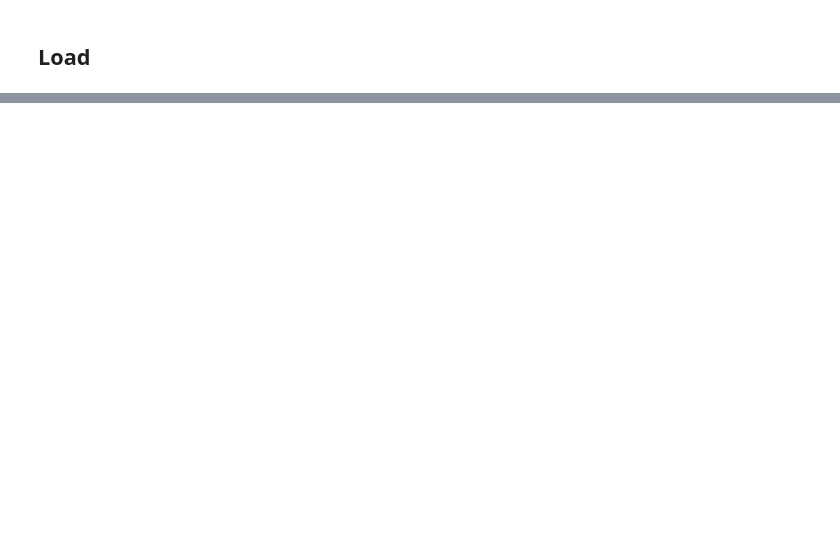
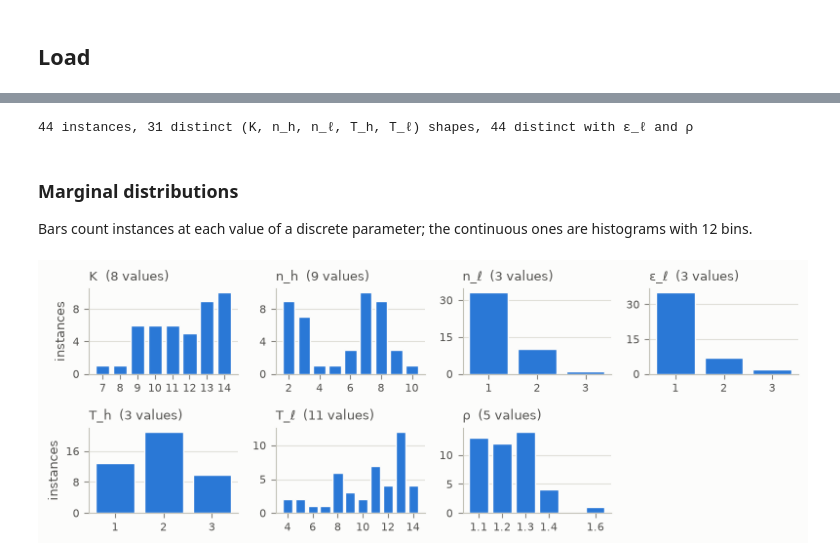
Before and after one commit to nachatjatu/StablePlatformMatching, a Jupyter notebook: notebooks/exp_10_results.ipynb, the cells around one changed output, grey strips where cells are left out. Cells and saved outputs as stored; diff of their text form; code cells hidden in the pictures; blank space fills up the shorter version.

```diff
--- a/notebooks/exp_10_results.ipynb
+++ b/notebooks/exp_10_results.ipynb
@@ -365,18 +74,0 @@ size_rates
-# %%
-fig, ax = plt.subplots(figsize=(5.5, 3))
-sns.stripplot(
-    data=long_df.query("is_hard and strategy in @APPROX"),
-    x="size_bin", y="gap",
-    hue="strategy", hue_order=APPROX, palette=STRATEGY_COLORS,
-    dodge=True, alpha=0.5, size=3, jitter=0.25, ax=ax,
-)
-ax.set_yscale("symlog", linthresh=1e-3)
-ax.yaxis.set_major_formatter(PercentFormatter(xmax=1))
-ax.set_xlabel("Number of farmers")
-ax.set_ylabel("Relative optimality gap (symlog)")
-ax.set_title("Gap by instance size (hard instances only)")
-ax.legend(title=None, frameon=False)
-
-plt.tight_layout()
-plt.savefig(FIG_DIR / "gap_by_size.png", bbox_inches="tight", dpi=300)
-plt.show()
@@ -538,0 +120,57 @@ Every remaining failure has this shape, in two flavors: usually the blocker is c
+# %%
+params = pd.read_csv("../experiments/exp_10/small_window_instances.csv").set_index("instance").sort_index()
+params["L"] = params["K"] - params["n_h"]
+params["M"] = params["T_l"] * params["n_l"] / params["T_h"]
+a = params["n_l"] + params["eps_l"]
+b = params["M"] + a
+disc = b**2 - 4 * params["M"] * params["rho"] * a
+params["eps_h_minus"] = (b - np.sqrt(disc)) / 2
+params["eps_h_plus"] = (b + np.sqrt(disc)) / 2
+params["window_width"] = np.minimum(params["eps_h_plus"], params["L"]) - params["eps_h_minus"]
+
+# primitives first, then what they imply; ρ = σ_h/σ_ℓ, T_h + T_l = n_intermediaries, min_trucks = T_h + 1
+PARAM_LABELS = {
+    "K": "K", "n_h": "n_h", "n_l": "n_ℓ", "eps_l": "ε_ℓ", "T_h": "T_h", "T_l": "T_ℓ", "rho": "ρ",
+    "n_farmers": "farmers", "L": "L = K − n_h", "M": "M", "eps_h_minus": "ε_h⁻", "eps_h_plus": "ε_h⁺",
+    "window_width": "window width", "min_abs_profit_margin": "profit margin",
+}
+DISCRETE = ["K", "n_h", "n_l", "eps_l", "T_h", "T_l", "rho", "L"]
+
+structural = ["K", "n_h", "n_l", "T_h", "T_l"]
+print(f"{len(params)} instances, {params[structural].drop_duplicates().shape[0]} distinct (K, n_h, n_ℓ, T_h, T_ℓ) shapes, "
+      f"{params[structural + ['eps_l', 'rho']].drop_duplicates().shape[0]} distinct with ε_ℓ and ρ")
+# %% [output]
+44 instances, 31 distinct (K, n_h, n_ℓ, T_h, T_ℓ) shapes, 44 distinct with ε_ℓ and ρ
+# %% [markdown]
+### Marginal distributions
+
+Bars count instances at each value of a discrete parameter; the continuous ones are histograms with 12 bins.
+# %%
+cols = ["K", "n_h", "n_l", "eps_l", "T_h", "T_l", "rho"]
+n_cols = 4
+n_rows = int(np.ceil(len(cols) / n_cols))
+fig, axes = plt.subplots(n_rows, n_cols, figsize=(8, 3), squeeze=False)
+for ax, col in zip(axes.flat, cols):
+    s = params[col]
+    if col in DISCRETE:
+        counts = s.value_counts().sort_index()
+        step = np.diff(counts.index).min() if len(counts) > 1 else 1
+        ax.bar(counts.index, counts.values, width=0.8 * step, color=BLUE, edgecolor=SURFACE, linewidth=1)
+        ticks = counts.index[::2] if len(counts) > 8 else counts.index
+        ax.set_xticks(ticks)
+        ax.set_xticklabels([f"{v:g}" for v in ticks])
+    else:
+        ax.hist(s, bins=12, color=BLUE, edgecolor=SURFACE, linewidth=1)
+    ax.set_title(f"{PARAM_LABELS[col]}  ({s.nunique()} values)", loc="left", color=INK_SECONDARY)
+    ax.grid(axis="y")
+    ax.set_axisbelow(True)
+    ax.yaxis.set_major_locator(plt.MaxNLocator(3, integer=True))
+for ax in axes.flat[len(cols):]:
+    ax.set_visible(False)
+for ax in axes[:, 0]:
+    ax.set_ylabel("instances")
+plt.tight_layout()
+plt.savefig(FIG_DIR / "param_distributions.png", bbox_inches="tight", dpi=300)
+plt.show()
+# %% [output]
+[figure, added]
```
Also changed, not shown: parts of 52 cells of this notebook, 42 other files.
